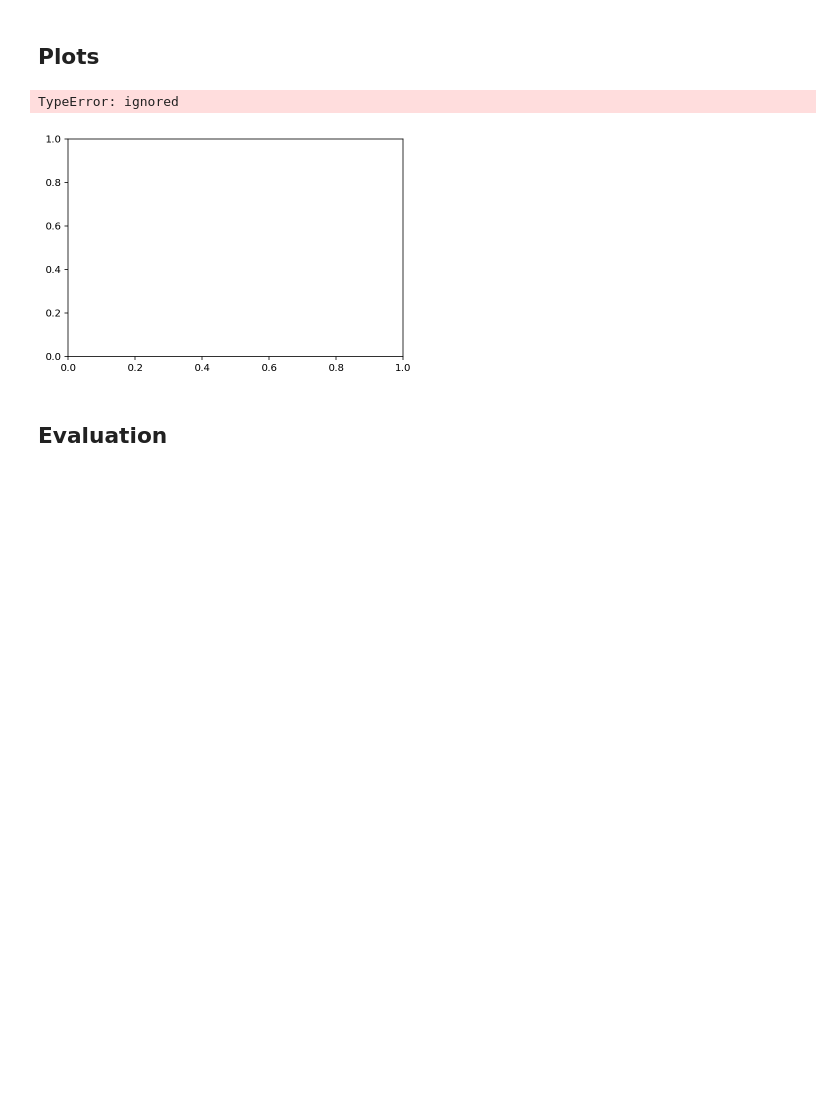
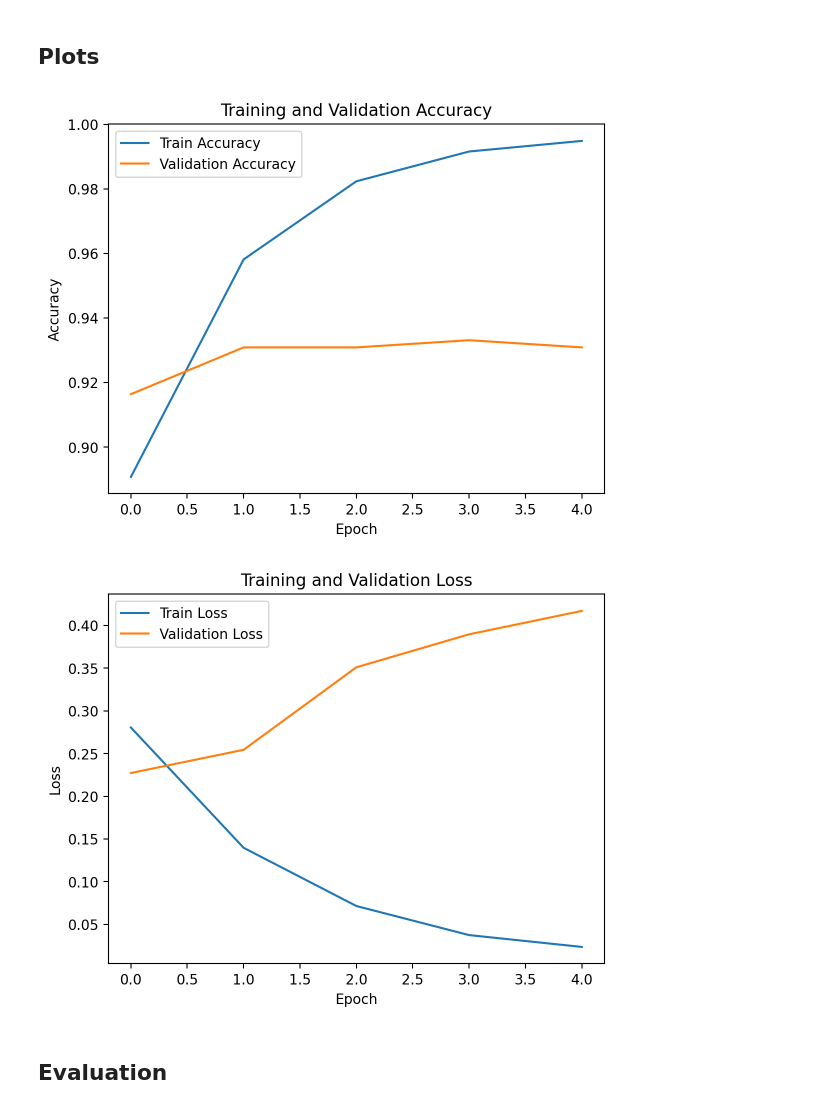
Before and after one commit to irimialarisa22/sentiment-analysis-bert, a Jupyter notebook: sentiment_analysis_with_bert.ipynb, the cells around one changed output. Cells and saved outputs as stored; diff of their text form; code cells hidden in the pictures; blank space fills up the shorter version.

```diff
--- a/sentiment_analysis_with_bert.ipynb
+++ b/sentiment_analysis_with_bert.ipynb
@@ -497,18 +509,32 @@ Valid loss: 0.43069689352399254 Valid accuracy: 0.9319955406911928
 Note that we are storing the state of the best model, indicated by the highest validation accuracy.
 # %% [markdown]
 ## Plots
-# %%
-plt.plot(history['train_acc'], label='train accuracy')
-plt.plot(history['val_acc'], label='validation accuracy')
-
-plt.title('Training history')
-plt.ylabel('Accuracy')
-plt.xlabel('Epoch')
-plt.legend()
-plt.ylim([0, 1]);
-# %% [output]
-TypeError: ignored
-[figure, removed]
+# %%
+train_acc_np = torch.tensor(history['train_acc']).cpu().numpy()
+val_acc_np = torch.tensor(history['val_acc']).cpu().numpy()
+train_loss_np = torch.tensor(history['train_loss']).cpu().numpy()
+val_loss_np = torch.tensor(history['val_loss']).cpu().numpy()
+
+plt.plot(train_acc_np, label='Train Accuracy')
+plt.plot(val_acc_np, label='Validation Accuracy')
+
+plt.title('Training and Validation Accuracy')
+plt.xlabel('Epoch')
+plt.ylabel('Accuracy')
+plt.legend()
+plt.show()
+
+plt.plot(train_loss_np, label='Train Loss')
+plt.plot(val_loss_np, label='Validation Loss')
+
+plt.title('Training and Validation Loss')
+plt.xlabel('Epoch')
+plt.ylabel('Loss')
+plt.legend()
+plt.show()
+# %% [output]
+[figure, added]
+[figure, added]
 # %% [markdown]
 ## Evaluation
 # %% [markdown]
```
Also changed, not shown: parts of 9 cells of this notebook, 1 other file.
